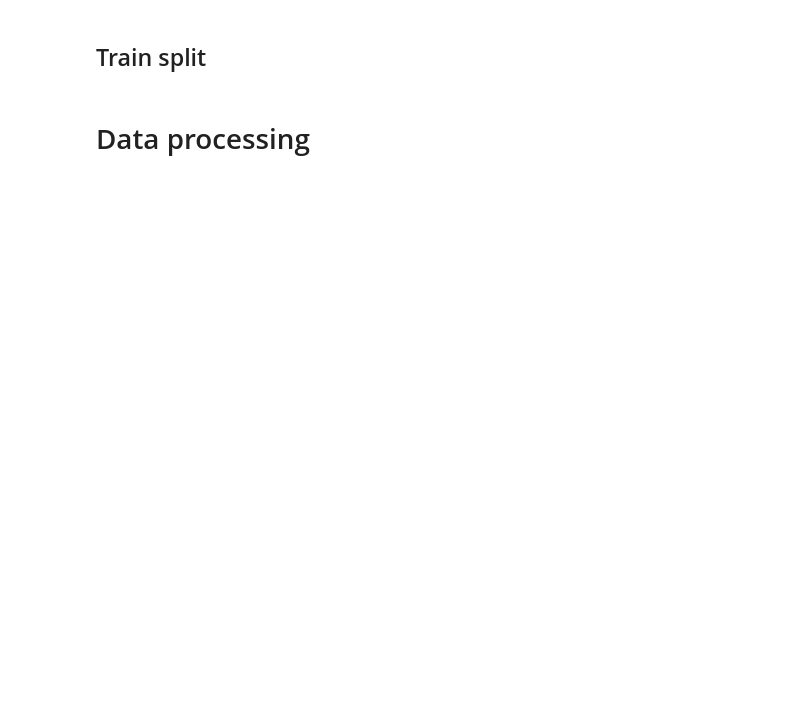
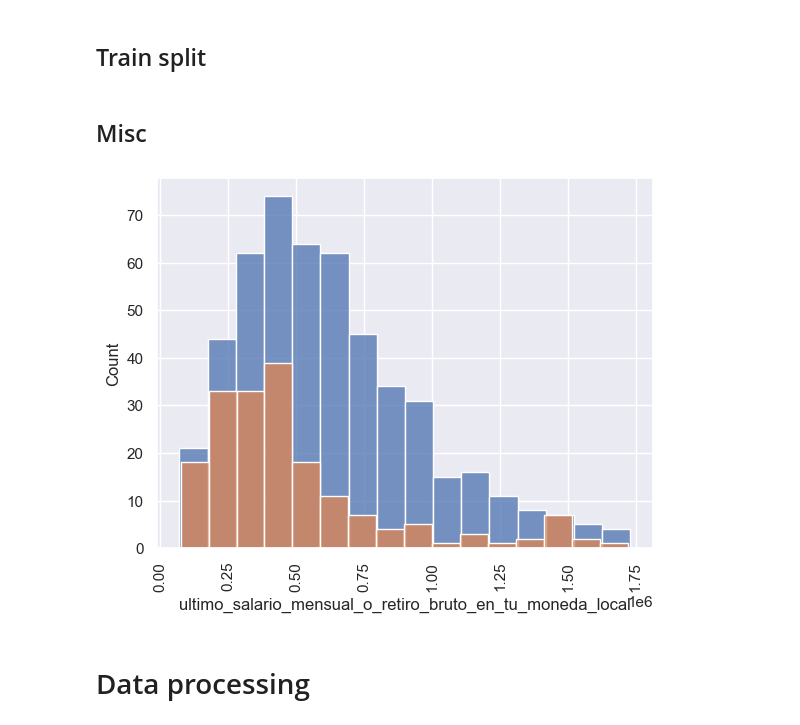
Before and after one commit to OFVGuest/AI-Study, a Jupyter notebook: MachineLearning/wages.ipynb, the cells around one changed output. Drawn from its saved outputs; the diff is of its cells as text; code cells hidden in the pictures; blank space fills up the shorter version.

```diff
--- a/MachineLearning/wages.ipynb
+++ b/MachineLearning/wages.ipynb
@@ -248,5 +249,13 @@ train_inputs, val_inputs, train_targets, val_targets = train_test_split(
 # %%
 X_train = train_inputs[numeric_cols + encoded_cols]
 X_val = val_inputs[numeric_cols + encoded_cols]
+# %% [markdown]
+## Misc
+# %%
+sns.histplot(data=raw_df[raw_df['trabajo_de'] == 'Técnico'], x='ultimo_salario_mensual_o_retiro_bruto_en_tu_moneda_local');
+sns.histplot(data=raw_df[raw_df['trabajo_de'] == 'Ingeniero'], x='ultimo_salario_mensual_o_retiro_bruto_en_tu_moneda_local');
+plt.xticks(rotation=90);
+# %% [output]
+[figure, added]
 # %% [markdown]
 # Data processing
```
Also changed, not shown: parts of 16 cells of this notebook.
